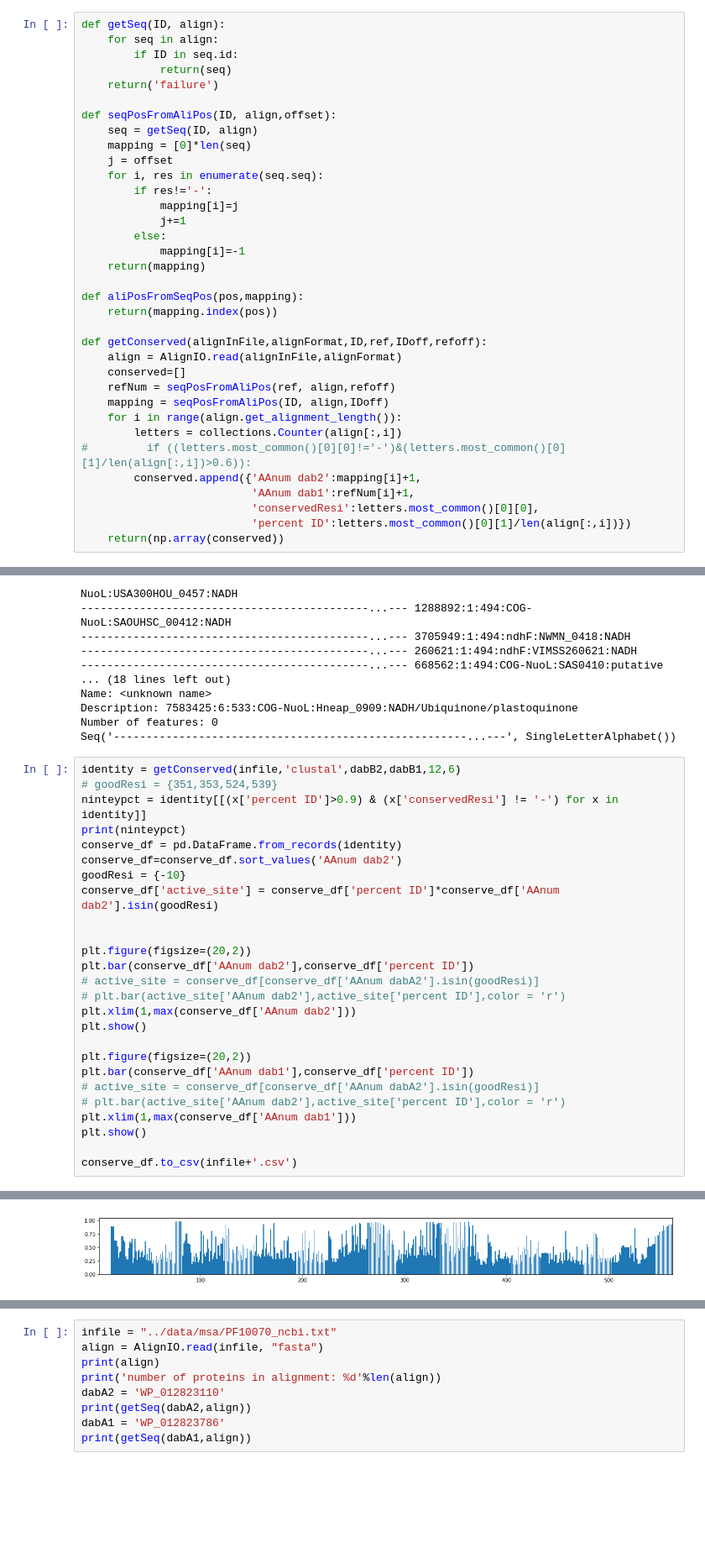
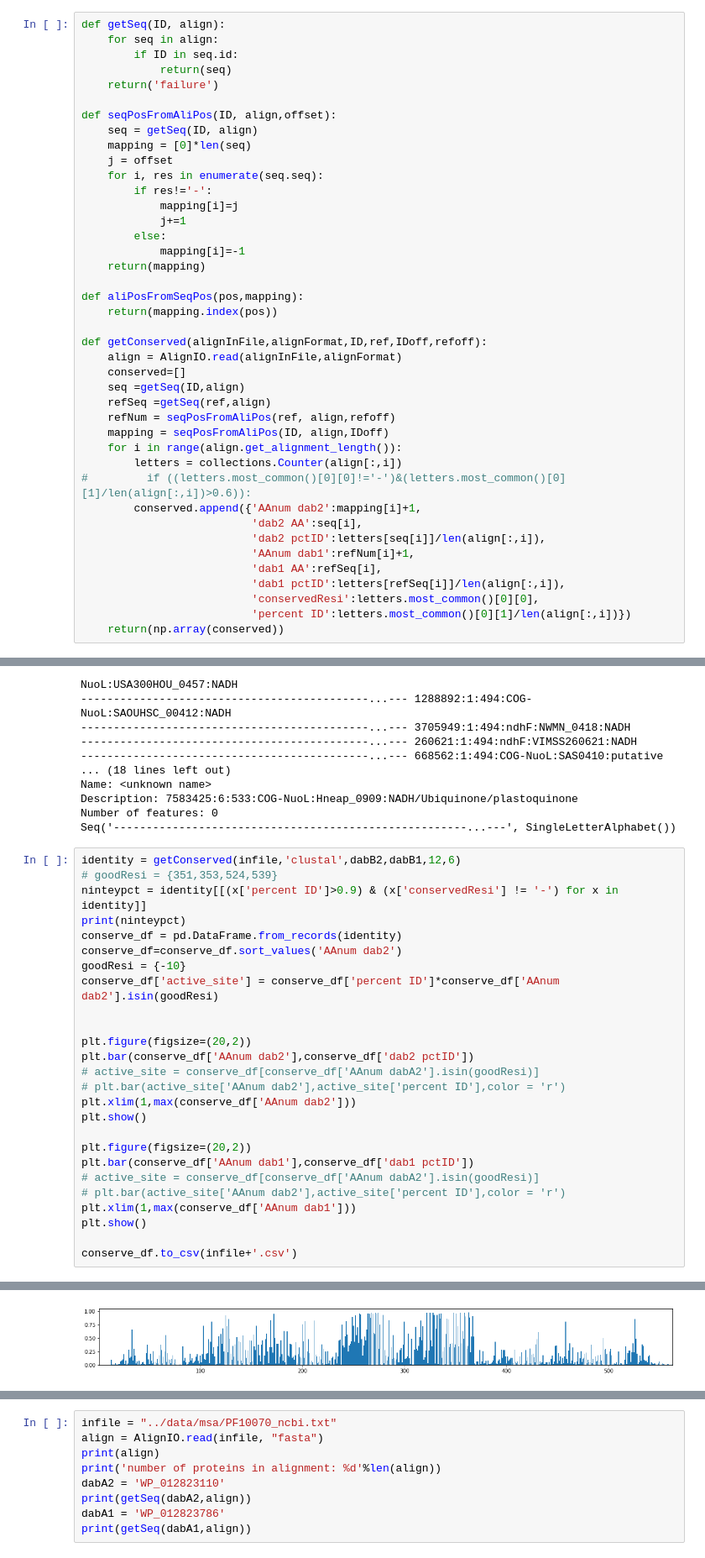
Before and after one commit to jackdesmarais/DabTransporterPaper, a Jupyter notebook: scripts/conservationScoreInAMsa.ipynb, the cells around one changed output, grey strips where cells are left out. Shown: that part at 84% size. Drawn from its saved outputs; the diff is of its cells as text; blank space fills up the shorter version.

```diff
--- a/scripts/conservationScoreInAMsa.ipynb
+++ b/scripts/conservationScoreInAMsa.ipynb
@@ -35,13 +35,19 @@ def aliPosFromSeqPos(pos,mapping):
 def getConserved(alignInFile,alignFormat,ID,ref,IDoff,refoff):
     align = AlignIO.read(alignInFile,alignFormat)
     conserved=[]
+    seq =getSeq(ID,align)
+    refSeq =getSeq(ref,align)
     refNum = seqPosFromAliPos(ref, align,refoff)
     mapping = seqPosFromAliPos(ID, align,IDoff)
     for i in range(align.get_alignment_length()):
         letters = collections.Counter(align[:,i])
 #         if ((letters.most_common()[0][0]!='-')&(letters.most_common()[0][1]/len(align[:,i])>0.6)):
         conserved.append({'AAnum dab2':mapping[i]+1,
+                          'dab2 AA':seq[i],
+                          'dab2 pctID':letters[seq[i]]/len(align[:,i]),
                           'AAnum dab1':refNum[i]+1,
+                          'dab1 AA':refSeq[i],
+                          'dab1 pctID':letters[refSeq[i]]/len(align[:,i]),
                           'conservedResi':letters.most_common()[0][0],
                           'percent ID':letters.most_common()[0][1]/len(align[:,i])})
     return(np.array(conserved))
@@ -86,14 +92,14 @@ conserve_df['active_site'] = conserve_df['percent ID']*conserve_df['AAnum dab2']
 
 
 plt.figure(figsize=(20,2))
-plt.bar(conserve_df['AAnum dab2'],conserve_df['percent ID'])
+plt.bar(conserve_df['AAnum dab2'],conserve_df['dab2 pctID'])
 # active_site = conserve_df[conserve_df['AAnum dabA2'].isin(goodResi)]
 # plt.bar(active_site['AAnum dab2'],active_site['percent ID'],color = 'r')
 plt.xlim(1,max(conserve_df['AAnum dab2']))
 plt.show()
 
 plt.figure(figsize=(20,2))
-plt.bar(conserve_df['AAnum dab1'],conserve_df['percent ID'])
+plt.bar(conserve_df['AAnum dab1'],conserve_df['dab1 pctID'])
 # active_site = conserve_df[conserve_df['AAnum dabA2'].isin(goodResi)]
 # plt.bar(active_site['AAnum dab2'],active_site['percent ID'],color = 'r')
 plt.xlim(1,max(conserve_df['AAnum dab1']))
@@ -121 +127 @@ conserve_df.to_csv(infile+'.csv')
-[figure, old version]
+[figure, new version]
```
Also changed, not shown: parts of 2 cells of this notebook, 5 other files.
